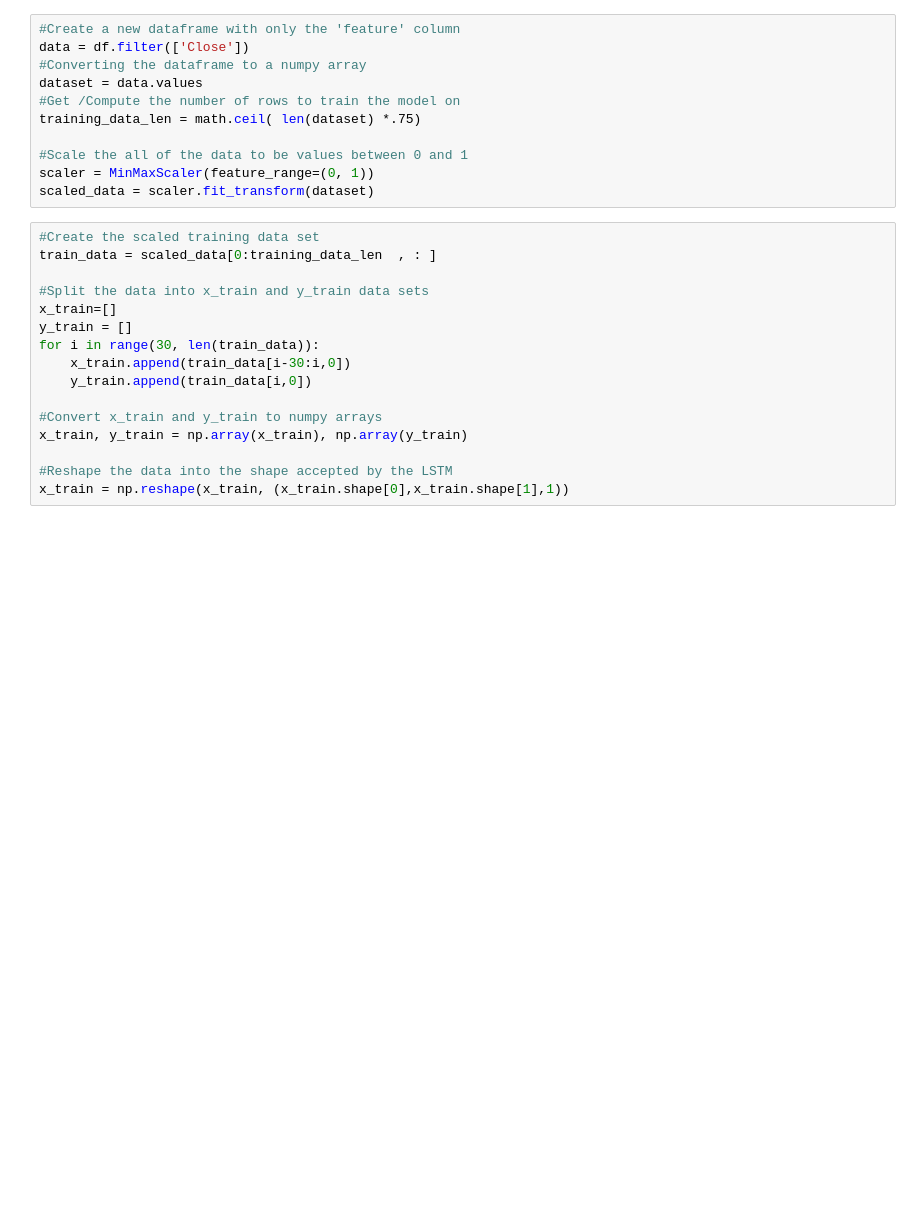
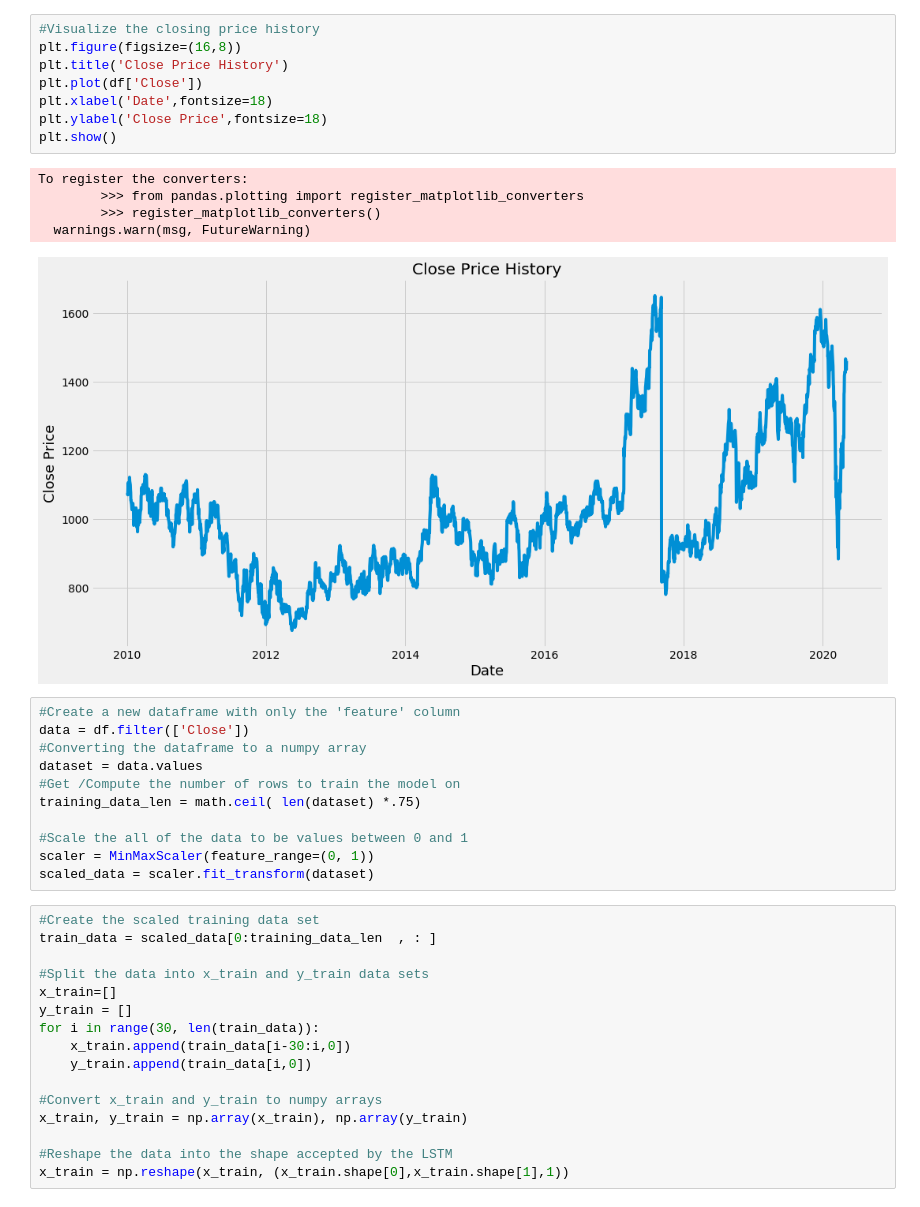
Before and after one commit to abhiwalia15/AI-for-Finance-Stocks-real-time-analysis-, a Jupyter notebook: RealTime/Final_main_inoxleisur.ipynb, the cells around one changed output. Drawn from its saved outputs; the diff is of its cells as text; blank space fills up the shorter version.

```diff
--- a/RealTime/Final_main_inoxleisur.ipynb
+++ b/RealTime/Final_main_inoxleisur.ipynb
@@ -68,3 +68,17 @@ plt.show()
+# %%
+#Visualize the closing price history
+plt.figure(figsize=(16,8))
+plt.title('Close Price History')
+plt.plot(df['Close'])
+plt.xlabel('Date',fontsize=18)
+plt.ylabel('Close Price',fontsize=18)
+plt.show()
+# %% [output]
+To register the converters:
+        >>> from pandas.plotting import register_matplotlib_converters
+        >>> register_matplotlib_converters()
+  warnings.warn(msg, FutureWarning)
+[figure, added]
 # %%
 #Create a new dataframe with only the 'feature' column
 data = df.filter(['Close'])
```
Also changed, not shown: parts of 15 cells of this notebook, 1 other file.
